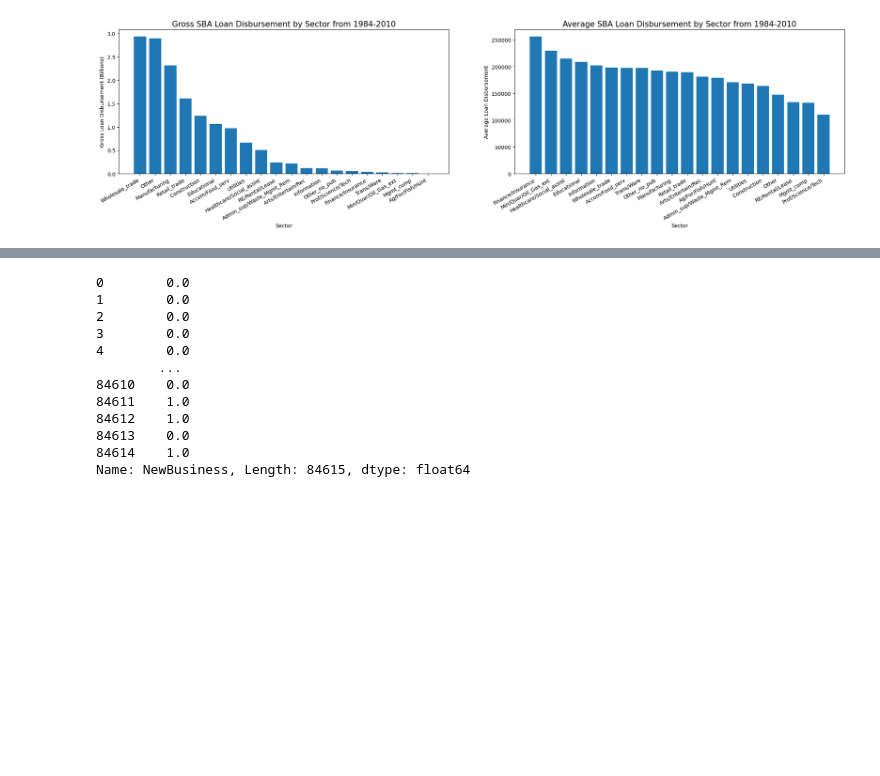
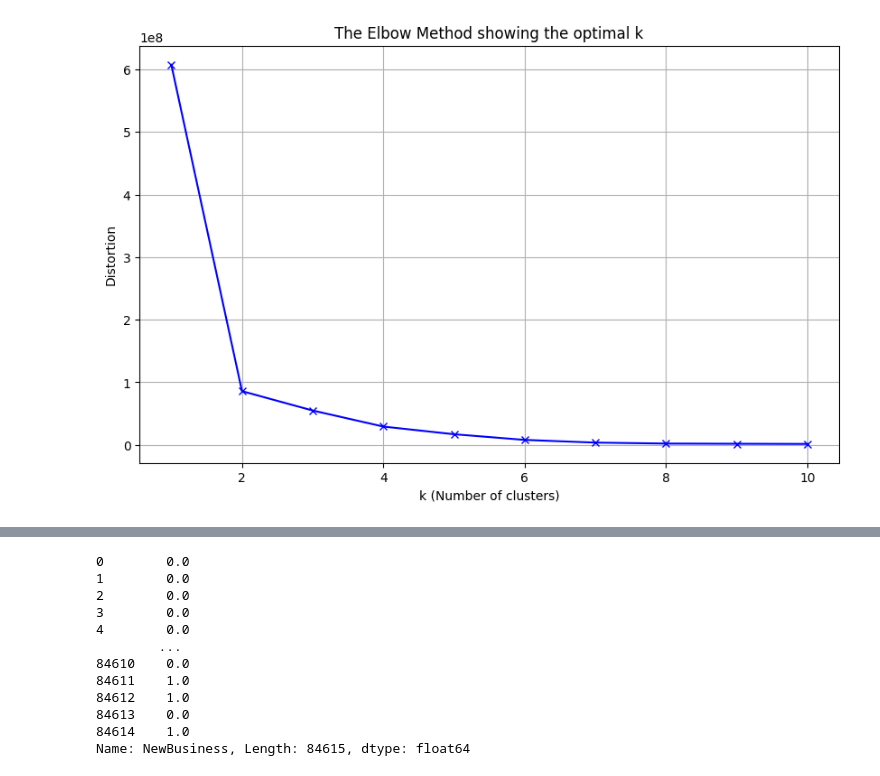
Before and after one commit to InuDogff14/Signate_202401, a Jupyter notebook: src/EDA.ipynb, the cells around one changed output, grey strips where cells are left out. Cells and saved outputs as stored; diff of their text form; code cells hidden in the pictures; blank space fills up the shorter version.

```diff
--- a/src/EDA.ipynb
+++ b/src/EDA.ipynb
@@ -11,37 +13,21 @@ pd.set_option('display.max_columns', None)
 # %%
 data=pd.read_pickle('../features/base_data.pkl')
-# %%
-# Total/Average disbursed loan amount by industry
-# Create a groupby object on Sector for use in visualization
-industry_group = data.groupby(['Sector'])
-
-# Data frames based on groupby by Sector looking at aggregate and average values
-df_industrySum = industry_group.sum().sort_values('DisbursementGross', ascending=False)
-df_industryAve = industry_group.mean().sort_values('DisbursementGross', ascending=False)
-
-# Establish figure for placing bar charts side-by-side
-fig = plt.figure(figsize=(25, 5))
-
-# Add subplots to figure to build 1x2 grid and specify position of each subplot
-ax1 = fig.add_subplot(1, 2, 1)
-ax2 = fig.add_subplot(1, 2, 2)
-
-# Bar chart 1 = Gross SBA Loan Disbursement by Sector
-ax1.bar(df_industrySum.index, df_industrySum['DisbursementGross'] / 1000000000)
-ax1.set_xticklabels(df_industrySum.index, rotation=30, horizontalalignment='right', fontsize=10)
-
-ax1.set_title('Gross SBA Loan Disbursement by Sector from 1984-2010', fontsize=15)
-ax1.set_xlabel('Sector')
-ax1.set_ylabel('Gross Loan Disbursement (Billions)')
-
-# Bar chart 2 = Average SBA Loan Disbursement by Sector
-ax2.bar(df_industryAve.index, df_industryAve['DisbursementGross'])
-ax2.set_xticklabels(df_industryAve.index, rotation=30, horizontalalignment='right', fontsize=10)
-
-ax2.set_title('Average SBA Loan Disbursement by Sector from 1984-2010', fontsize=15)
-ax2.set_xlabel('Sector')
-ax2.set_ylabel('Average Loan Disbursement')
-
-plt.show()
-# %% [output]
-[figure, removed]
+# %%
+# エルボー法によるクラスタ数の推定
+distortions = []
+K = range(1,11)  # 1から10までのクラスタ数を試す
+for k in K:
+    kmeanModel = KMeans(n_clusters=k, random_state=0)
+    kmeanModel.fit(data['Term'].values.reshape(-1,1))
+    distortions.append(kmeanModel.inertia_)
+
+# エルボー法の結果をプロット
+plt.figure(figsize=(10, 6))
+plt.plot(K, distortions, 'bx-')
+plt.xlabel('k (Number of clusters)')
+plt.ylabel('Distortion')
+plt.title('The Elbow Method showing the optimal k')
+plt.grid(True)
+plt.show()
+# %% [output]
+[figure, added]
```
Also changed, not shown: parts of 3 cells of this notebook, 6 other files.
